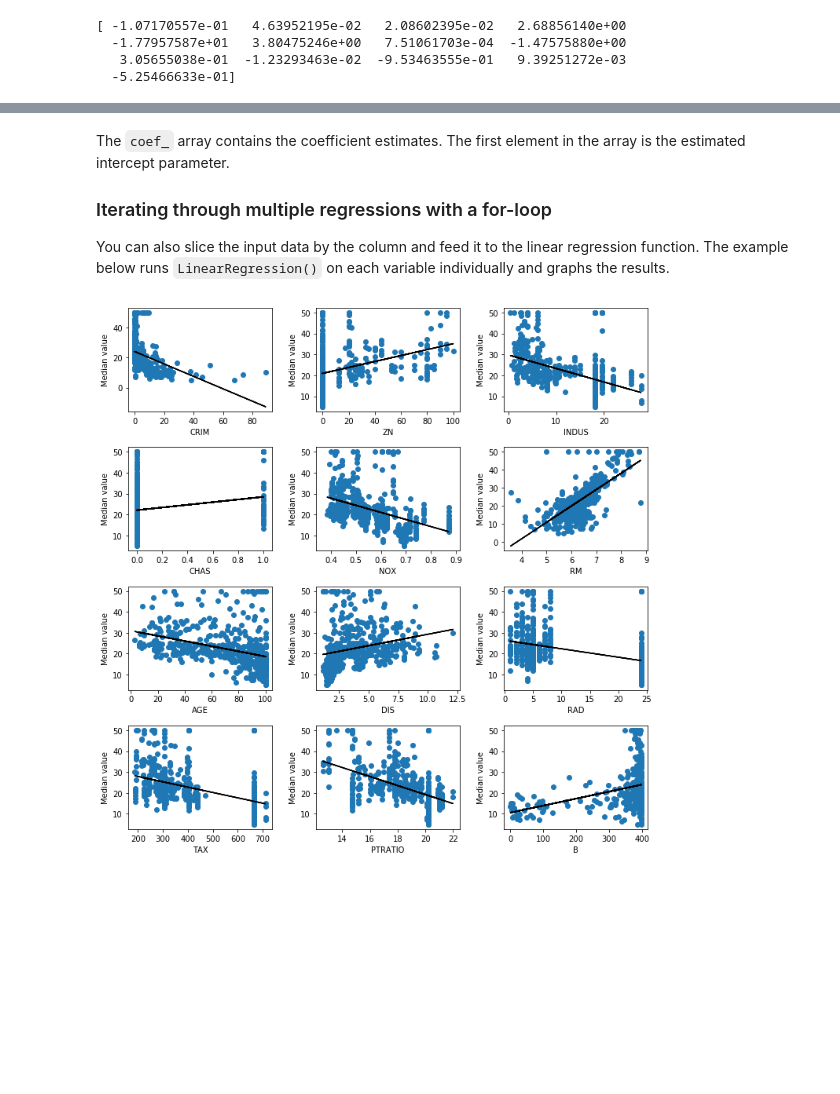
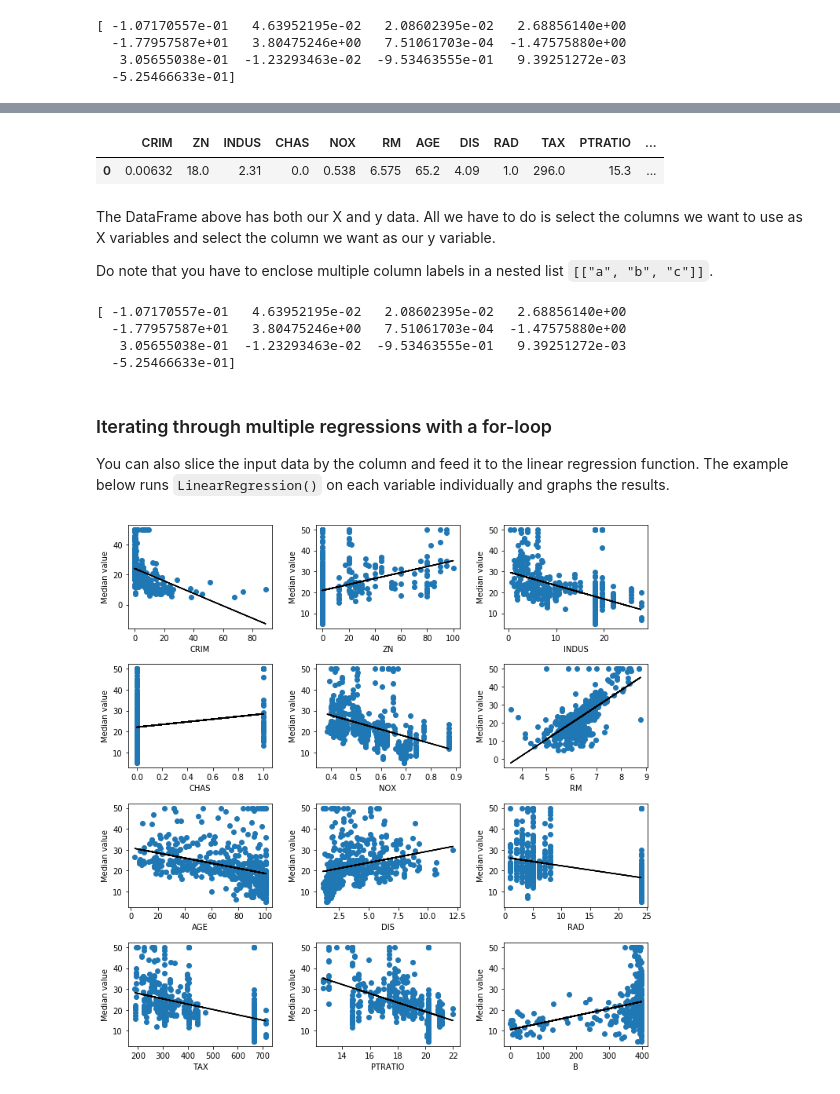
Before and after one commit to sjchiass/ml_guides, a Jupyter notebook: Statistical Learning/1_Regressions.ipynb, the cells around one changed output, grey strips where cells are left out. Cells and saved outputs as stored; diff of their text form; code cells hidden in the pictures; blank space fills up the shorter version.

```diff
--- a/Statistical Learning/1_Regressions.ipynb
+++ b/Statistical Learning/1_Regressions.ipynb
@@ -390,6 +398,30 @@ print(lm.coef_)
+# %%
+# Recall our merged DataFrame from the statsmodel example
+df.iloc[:1,]
+# %% [output]
+|  | CRIM | ZN | INDUS | CHAS | NOX | RM | AGE | DIS | RAD | TAX | PTRATIO | ... |
+| 0 | 0.00632 | 18.0 | 2.31 | 0.0 | 0.538 | 6.575 | 65.2 | 4.09 | 1.0 | 296.0 | 15.3 | ... |
+# %% [markdown]
+The DataFrame above has both our X and y data. All we have to do is select the columns we want to use as X variables and select the column we want as our y variable.
+
+Do note that you have to enclose multiple column labels in a nested list `[["a", "b", "c"]]`.
+# %%
+# Create a new linear model object
+lm = LinearRegression()
+
+# Fit it
+lm_fit = lm.fit(
+    X=df[["CRIM", "ZN", "INDUS", "CHAS", "NOX", "RM", "AGE", "DIS", "RAD", "TAX", "PTRATIO", "B", "LSTAT"]],
+    y=df["MEDV"])
+
+# See coefficients
+print(lm.coef_)
+# %% [output]
+[ -1.07170557e-01   4.63952195e-02   2.08602395e-02   2.68856140e+00
+  -1.77957587e+01   3.80475246e+00   7.51061703e-04  -1.47575880e+00
+   3.05655038e-01  -1.23293463e-02  -9.53463555e-01   9.39251272e-03
+  -5.25466633e-01]
 # %% [markdown]
-The `coef_` array contains the coefficient estimates. The first element in the array is the estimated intercept parameter.
-
 ### Iterating through multiple regressions with a for-loop
 
 You can also slice the input data by the column and feed it to the linear regression function. The example below runs `LinearRegression()` on each variable individually and graphs the results.
```
Also changed, not shown: parts of 5 cells of this notebook, 1 other file.
